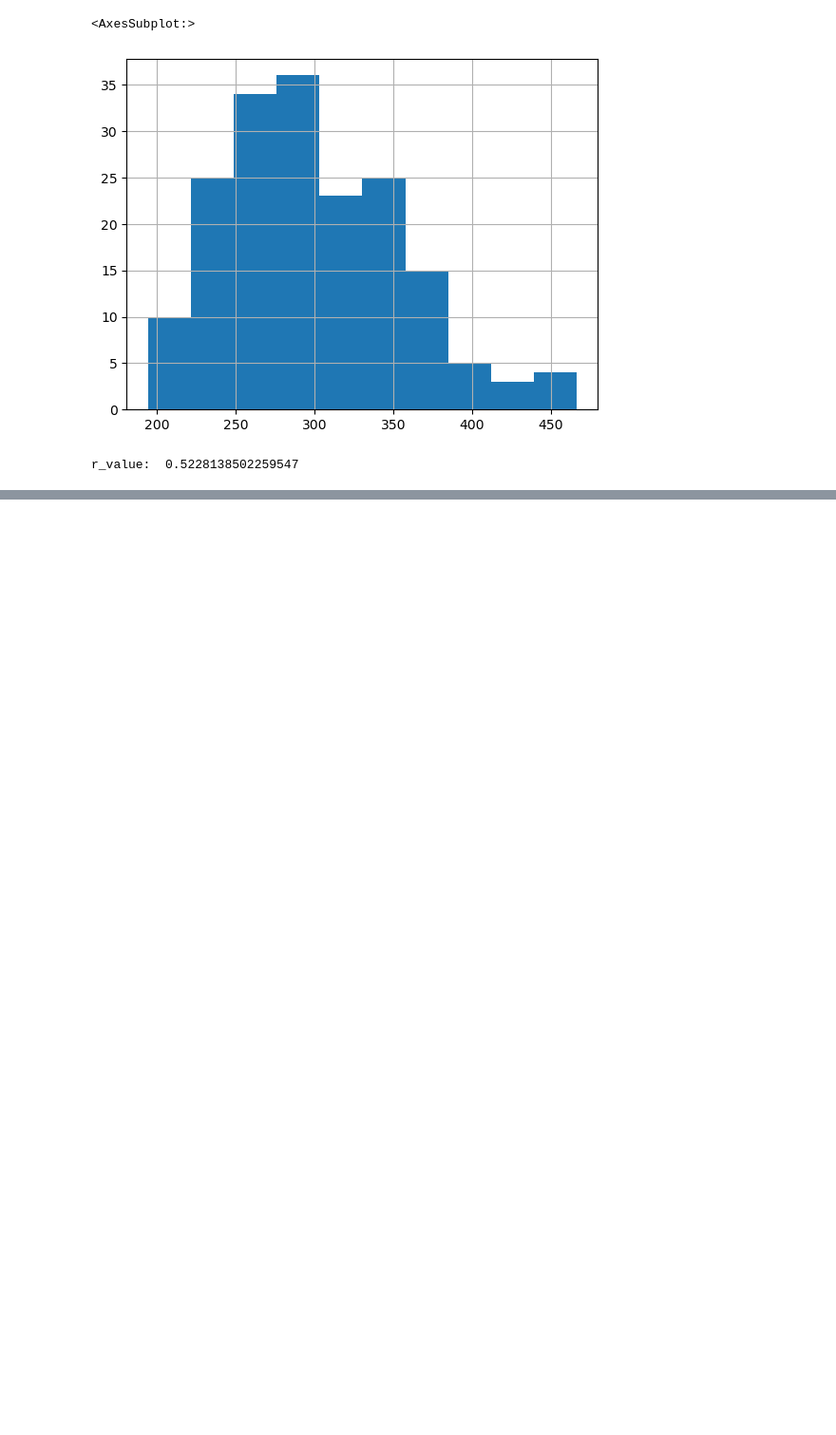
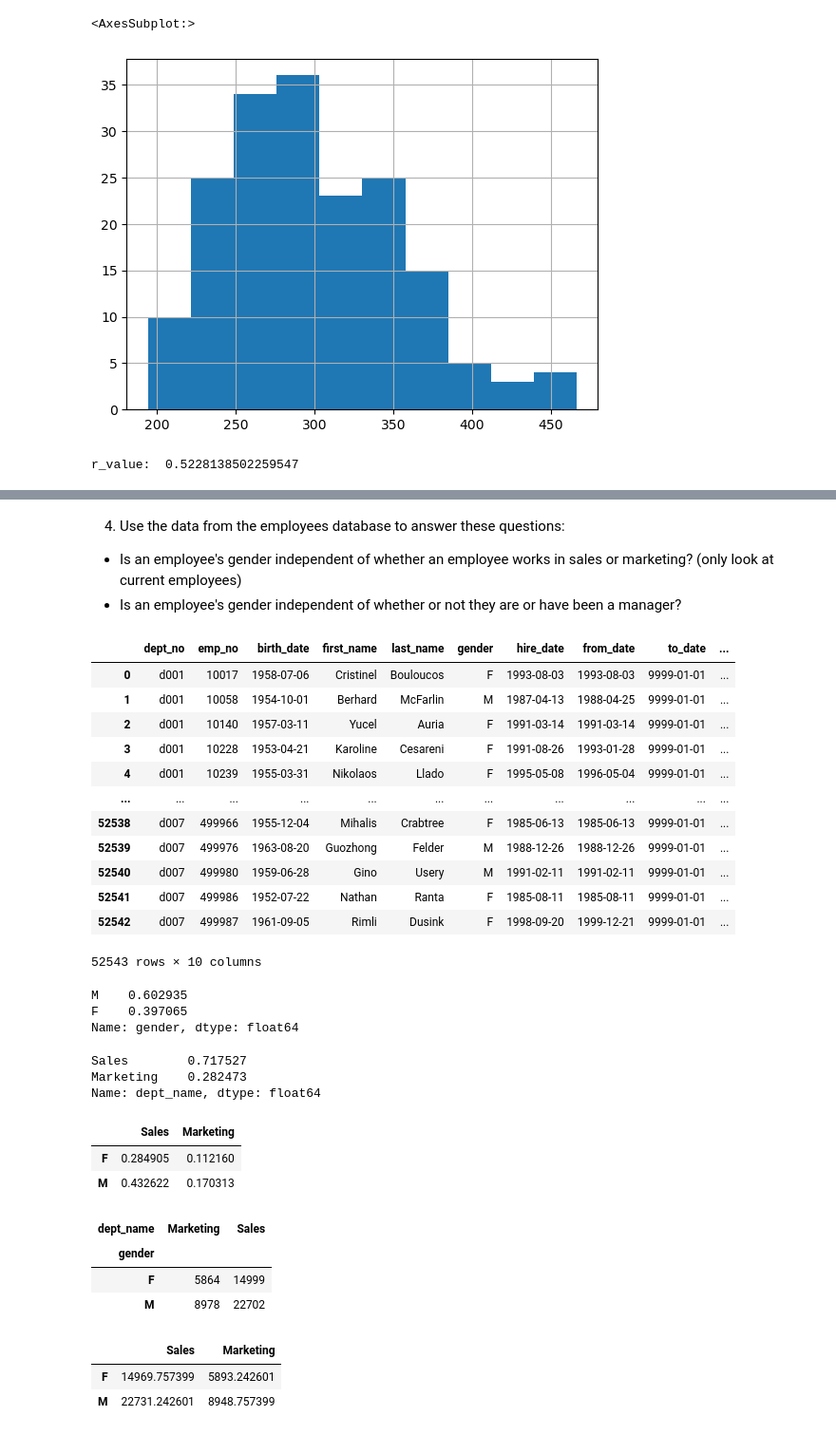
Before and after one commit to SHAWNSMITH16/statistics-exercises, a Jupyter notebook: hypothesis_testing.ipynb, the cells around one changed output, grey strips where cells are left out. Shown: that part at 95% size. Cells and saved outputs as stored; diff of their text form; code cells hidden in the pictures; blank space fills up the shorter version.

```diff
--- a/hypothesis_testing.ipynb
+++ b/hypothesis_testing.ipynb
@@ -625,0 +741,78 @@ r_value:  0.5228138502259547
+# %% [markdown]
+4. Use the data from the employees database to answer these questions:
+
+ - Is an employee's gender independent of whether an employee works in sales or marketing? (only look at current employees)
+ - Is an employee's gender independent of whether or not they are or have been a manager?
+# %%
+url = f'mysql+pymysql://{env.username}:{env.password}@{env.host}/employees'
+query = '''
+SELECT * FROM employees
+JOIN dept_emp USING (emp_no)
+JOIN departments USING (dept_no)
+WHERE dept_emp.to_date LIKE '9999-01-01'
+AND departments.dept_name IN ('Sales', 'Marketing');
+'''
+info = pd.read_sql(query, url)
+
+info
+# %% [output]
+|  | dept_no | emp_no | birth_date | first_name | last_name | gender | hire_date | from_date | to_date | ... |
+| 0 | d001 | 10017 | 1958-07-06 | Cristinel | Bouloucos | F | 1993-08-03 | 1993-08-03 | 9999-01-01 | ... |
+| 1 | d001 | 10058 | 1954-10-01 | Berhard | McFarlin | M | 1987-04-13 | 1988-04-25 | 9999-01-01 | ... |
+| 2 | d001 | 10140 | 1957-03-11 | Yucel | Auria | F | 1991-03-14 | 1991-03-14 | 9999-01-01 | ... |
+| 3 | d001 | 10228 | 1953-04-21 | Karoline | Cesareni | F | 1991-08-26 | 1993-01-28 | 9999-01-01 | ... |
+| 4 | d001 | 10239 | 1955-03-31 | Nikolaos | Llado | F | 1995-05-08 | 1996-05-04 | 9999-01-01 | ... |
+| ... | ... | ... | ... | ... | ... | ... | ... | ... | ... | ... |
+| 52538 | d007 | 499966 | 1955-12-04 | Mihalis | Crabtree | F | 1985-06-13 | 1985-06-13 | 9999-01-01 | ... |
+| 52539 | d007 | 499976 | 1963-08-20 | Guozhong | Felder | M | 1988-12-26 | 1988-12-26 | 9999-01-01 | ... |
+| 52540 | d007 | 499980 | 1959-06-28 | Gino | Usery | M | 1991-02-11 | 1991-02-11 | 9999-01-01 | ... |
+| 52541 | d007 | 499986 | 1952-07-22 | Nathan | Ranta | F | 1985-08-11 | 1985-08-11 | 9999-01-01 | ... |
+| 52542 | d007 | 499987 | 1961-09-05 | Rimli | Dusink | F | 1998-09-20 | 1999-12-21 | 9999-01-01 | ... |
+52543 rows × 10 columns
+# %%
+# H_0: Gender is independent of department
+# H_a: Gender is dependent on department
+
+n = info.shape[0]
+
+gender_proportions = info.gender.value_counts() / n
+gender_proportions
+# %% [output]
+M    0.602935
+F    0.397065
+Name: gender, dtype: float64
+# %%
+department_proportions = info.dept_name.value_counts() / n
+department_proportions
+# %% [output]
+Sales        0.717527
+Marketing    0.282473
+Name: dept_name, dtype: float64
+# %%
+expected = pd.DataFrame()
+
+for dept_group, t_prop in department_proportions.iteritems():
+    for gender_group, d_prop in gender_proportions.iteritems():
+        expected.loc[gender_group, dept_group] = t_prop * d_prop
+
+expected.sort_index(inplace = True)
+expected
+# %% [output]
+|  | Sales | Marketing |
+| F | 0.284905 | 0.112160 |
+| M | 0.432622 | 0.170313 |
+# %%
+observed = pd.crosstab(info.gender, info.dept_name)
+observed
+# %% [output]
+| dept_name | Marketing | Sales |
+| gender |  |  |
+| F | 5864 | 14999 |
+| M | 8978 | 22702 |
+# %%
+expected *= n
+expected
+# %% [output]
+|  | Sales | Marketing |
+| F | 14969.757399 | 5893.242601 |
+| M | 22731.242601 | 8948.757399 |
```
Also changed, not shown: parts of 37 cells of this notebook.
